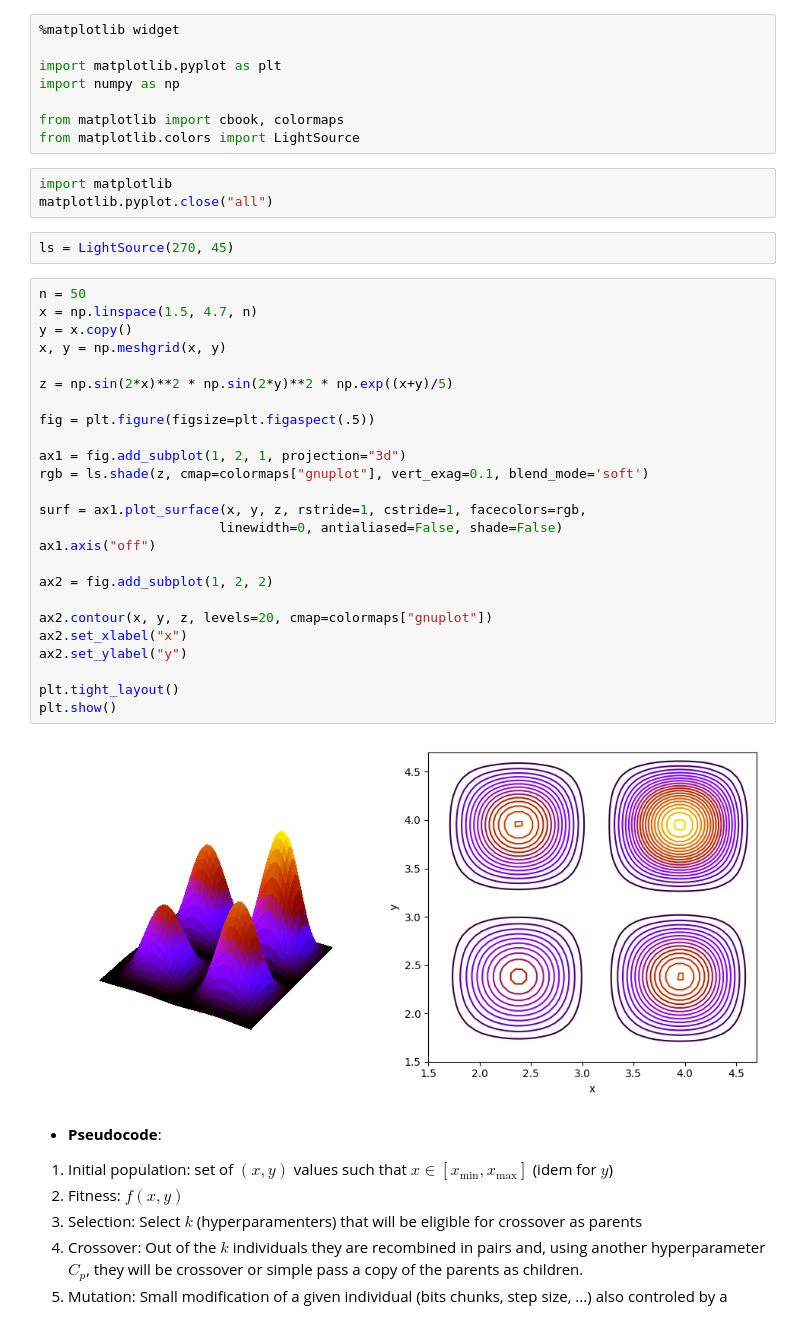
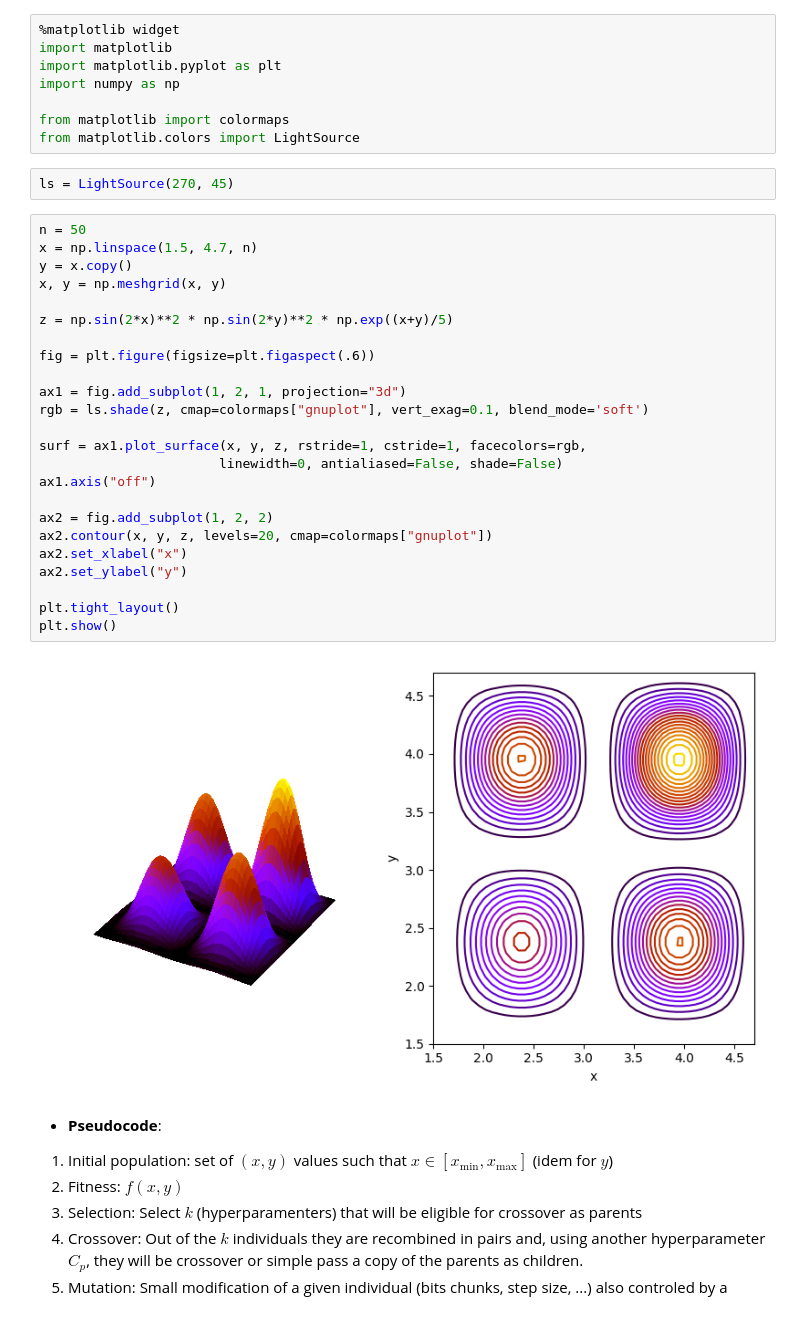
Before and after one commit to MaximoRdz/ARTIFICIAL-INTELLIGENCE, a Jupyter notebook: lab7-Genetic-Algorithms/genetic_algorithms.ipynb, the cells around one changed output. Drawn from its saved outputs; the diff is of its cells as text.

```diff
--- a/lab7-Genetic-Algorithms/genetic_algorithms.ipynb
+++ b/lab7-Genetic-Algorithms/genetic_algorithms.ipynb
@@ -11,43 +15,39 @@ Here I'll try to implement three variants of the method, basic fitness based pro
 # %%
 %matplotlib widget
-
+import matplotlib
 import matplotlib.pyplot as plt
 import numpy as np
 
-from matplotlib import cbook, colormaps
+from matplotlib import colormaps
 from matplotlib.colors import LightSource
-# %%
-import matplotlib
-matplotlib.pyplot.close("all")
 # %%
 ls = LightSource(270, 45)
 # %%
 n = 50
 x = np.linspace(1.5, 4.7, n)
 y = x.copy()
 x, y = np.meshgrid(x, y)
 
 z = np.sin(2*x)**2 * np.sin(2*y)**2 * np.exp((x+y)/5)
 
-fig = plt.figure(figsize=plt.figaspect(.5))
+fig = plt.figure(figsize=plt.figaspect(.6))
 
 ax1 = fig.add_subplot(1, 2, 1, projection="3d")
 rgb = ls.shade(z, cmap=colormaps["gnuplot"], vert_exag=0.1, blend_mode='soft')
 
 surf = ax1.plot_surface(x, y, z, rstride=1, cstride=1, facecolors=rgb,
                        linewidth=0, antialiased=False, shade=False)
 ax1.axis("off")
 
 ax2 = fig.add_subplot(1, 2, 2)
-
 ax2.contour(x, y, z, levels=20, cmap=colormaps["gnuplot"])
 ax2.set_xlabel("x")
 ax2.set_ylabel("y")
 
 plt.tight_layout()
 plt.show()
 # %% [output]
-[figure, old version]
+[figure, new version]
 # %% [markdown]
 * **Pseudocode**:
 1. Initial population: set of $(x, y)$ values such that $x \in [x_{\text{min}}, x_{\text{max}}]$ (idem for $y$)
```
Also changed, not shown: parts of 13 cells of this notebook, 1 other file.
